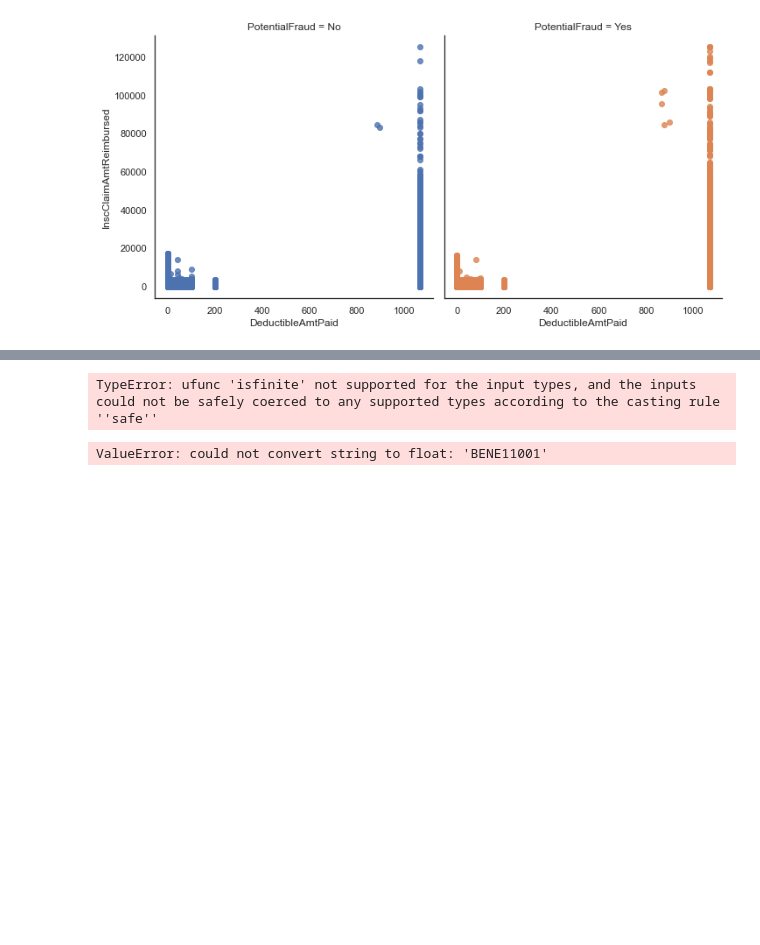
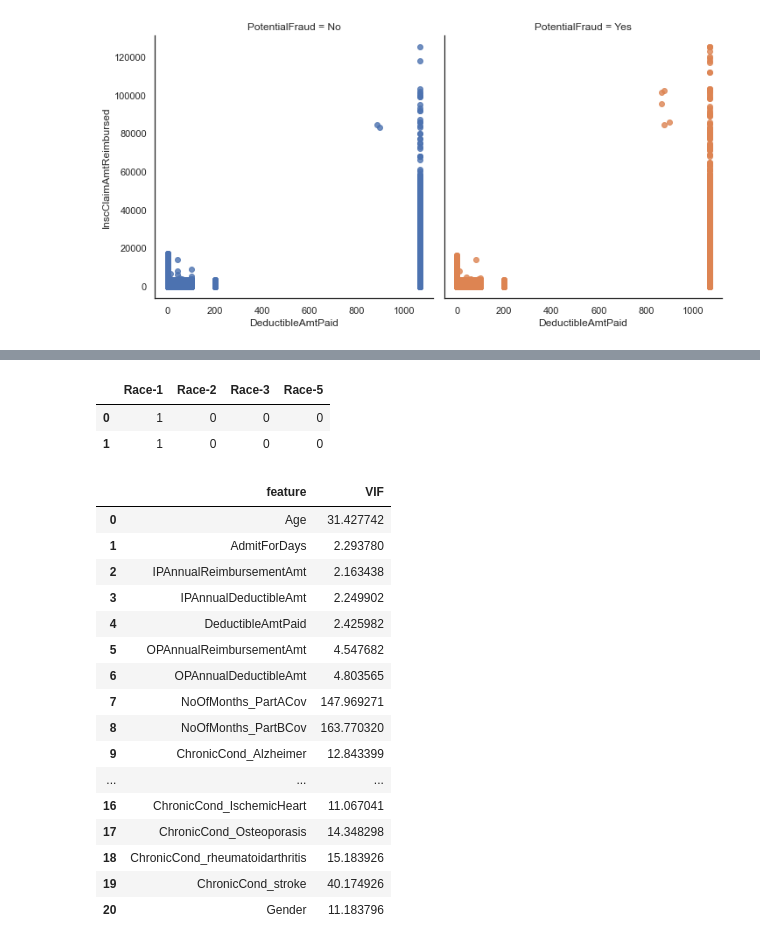
Before and after one commit to terencepak/Healthcare-Provider-Fraud, a Jupyter notebook: Healthcare Fraud Detection.ipynb, the cells around one changed output, grey strips where cells are left out. Saved outputs shown, nothing was run; the diff lists cells and outputs as text; code cells hidden in the pictures; blank space fills up the shorter version.

```diff
--- a/Healthcare Fraud Detection.ipynb
+++ b/Healthcare Fraud Detection.ipynb
@@ -478,0 +528,6 @@ x = Train_ProviderWithPatientDetails[['Age', ]]
+# %%
+Race_dummy.head(2)
+# %% [output]
+|  | Race-1 | Race-2 | Race-3 | Race-5 |
+| 0 | 1 | 0 | 0 | 0 |
+| 1 | 1 | 0 | 0 | 0 |
@@ -479,47 +536,38 @@ x = Train_ProviderWithPatientDetails[['Age', ]]
+# %%
+x = Train_ProviderWithPatientDetails[['Age', 'AdmitForDays', 'IPAnnualReimbursementAmt', 'IPAnnualDeductibleAmt' , 'DeductibleAmtPaid',
+       'OPAnnualReimbursementAmt', 'OPAnnualDeductibleAmt', 'NoOfMonths_PartACov', 'NoOfMonths_PartBCov','ChronicCond_Alzheimer',
+       'ChronicCond_Heartfailure', 'ChronicCond_KidneyDisease',
+       'ChronicCond_Cancer', 'ChronicCond_ObstrPulmonary',
+       'ChronicCond_Depression', 'ChronicCond_Diabetes',
+       'ChronicCond_IschemicHeart', 'ChronicCond_Osteoporasis',
+       'ChronicCond_rheumatoidarthritis', 'ChronicCond_stroke', 'Gender']]
 # %%
 # the independent variables set
 
 # VIF dataframe
 vif_data = pd.DataFrame()
-vif_data["feature"] = Train_ProviderWithPatientDetails.columns
+vif_data["feature"] = x.columns
 
 # calculating VIF for each feature
-vif_data["VIF"] = [variance_inflation_factor(Train_ProviderWithPatientDetails.values, i)
-                          for i in range(len(Train_ProviderWithPatientDetails.columns))]
+vif_data["VIF"] = [variance_inflation_factor(x.values, i)
+                          for i in range(len(x.columns))]
 pd.set_option('display.max_rows', 100)
 vif_data
 # %% [output]
-TypeError: ufunc 'isfinite' not supported for the input types, and the inputs could not be safely coerced to any supported types according to the casting rule ''safe''
+|  | feature | VIF |
+| 0 | Age | 31.427742 |
+| 1 | AdmitForDays | 2.293780 |
+| 2 | IPAnnualReimbursementAmt | 2.163438 |
+| 3 | IPAnnualDeductibleAmt | 2.249902 |
+| 4 | DeductibleAmtPaid | 2.425982 |
+| 5 | OPAnnualReimbursementAmt | 4.547682 |
+| 6 | OPAnnualDeductibleAmt | 4.803565 |
+| 7 | NoOfMonths_PartACov | 147.969271 |
+| 8 | NoOfMonths_PartBCov | 163.770320 |
+| 9 | ChronicCond_Alzheimer | 12.843399 |
+| ... | ... | ... |
+| 16 | ChronicCond_IschemicHeart | 11.067041 |
+| 17 | ChronicCond_Osteoporasis | 14.348298 |
+| 18 | ChronicCond_rheumatoidarthritis | 15.183926 |
+| 19 | ChronicCond_stroke | 40.174926 |
+| 20 | Gender | 11.183796 |
-# %%
-# check classification scores of logistic regression
-logreg = LogisticRegression()
-logreg.fit(Train_AllPatientDetails, Test_AllPatientDetails)
-y_pred = logreg.predict(x_test)
-y_pred_proba = logreg.predict_proba(x_test)[:, 1]
-[fpr, tpr, thr] = roc_curve(y_test, y_pred_proba)
-print('Train/Test split results:')
-print(logreg.__class__.__name__+" accuracy is %2.3f" % accuracy_score(y_test, y_pred))
-print(logreg.__class__.__name__+" log_loss is %2.3f" % log_loss(y_test, y_pred_proba))
-print(logreg.__class__.__name__+" auc is %2.3f" % auc(fpr, tpr))
-
-
-idx = np.min(np.where(tpr > 0.95)) # index of the first threshold for which the sensibility > 0.95
-
-plt.figure()
-plt.plot(fpr, tpr, color='coral', label='ROC curve (area = %0.3f)' % auc(fpr, tpr))
-plt.plot([0, 1], [0, 1], 'k--')
-plt.plot([0,fpr[idx]], [tpr[idx],tpr[idx]], 'k--', color='blue')
-plt.plot([fpr[idx],fpr[idx]], [0,tpr[idx]], 'k--', color='blue')
-plt.xlim([0.0, 1.0])
-plt.ylim([0.0, 1.05])
-plt.xlabel('False Positive Rate (1 - specificity)', fontsize=14)
-plt.ylabel('True Positive Rate (recall)', fontsize=14)
-plt.title('Receiver operating characteristic (ROC) curve')
-plt.legend(loc="lower right")
-plt.show()
-
-print("Using a threshold of %.3f " % thr[idx] + "guarantees a sensitivity of %.3f " % tpr[idx] +
-      "and a specificity of %.3f" % (1-fpr[idx]) +
-      ", i.e. a false positive rate of %.2f%%." % (np.array(fpr[idx])*100))
-# %% [output]
-ValueError: could not convert string to float: 'BENE11001'
```
Also changed, not shown: parts of 21 cells of this notebook, 3 other files.
